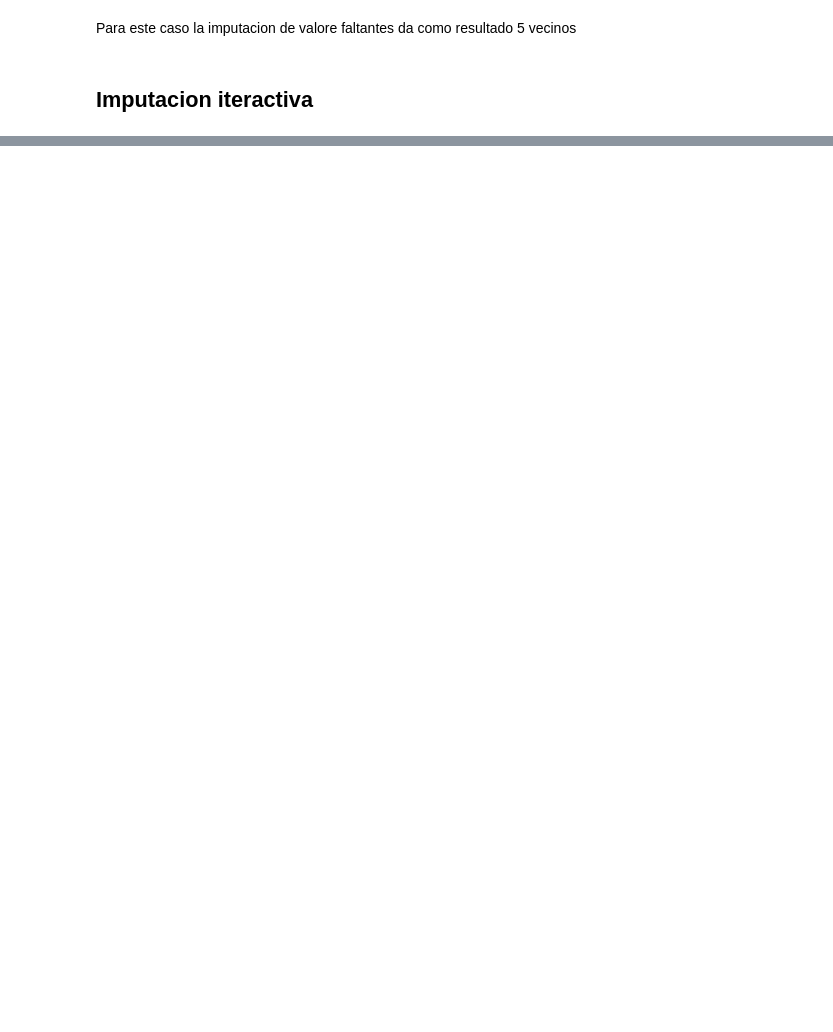
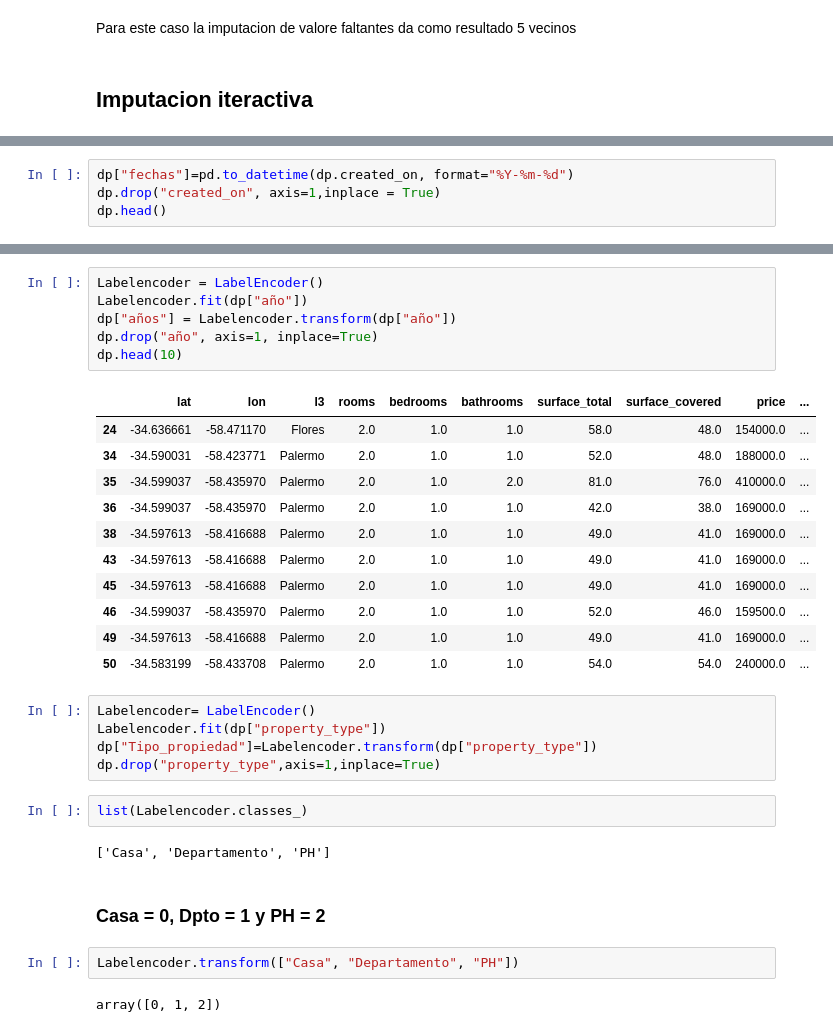
Before and after one commit to jimmyibanez/project_property2, a Jupyter notebook: Project_2.ipynb, the cells around one changed output, grey strips where cells are left out. Drawn from its saved outputs; the diff is of its cells as text; blank space fills up the shorter version.

```diff
--- a/Project_2.ipynb
+++ b/Project_2.ipynb
@@ -862,0 +852,4 @@ dp.shape
+# %%
+dp["fechas"]=pd.to_datetime(dp.created_on, format="%Y-%m-%d")
+dp.drop("created_on", axis=1,inplace = True)
+dp.head()
@@ -862,0 +874,33 @@ dp.shape
+# %%
+Labelencoder = LabelEncoder()
+Labelencoder.fit(dp["año"])
+dp["años"] = Labelencoder.transform(dp["año"])
+dp.drop("año", axis=1, inplace=True)
+dp.head(10)
+# %% [output]
+|  | lat | lon | l3 | rooms | bedrooms | bathrooms | surface_total | surface_covered | price | ... |
+| 24 | -34.636661 | -58.471170 | Flores | 2.0 | 1.0 | 1.0 | 58.0 | 48.0 | 154000.0 | ... |
+| 34 | -34.590031 | -58.423771 | Palermo | 2.0 | 1.0 | 1.0 | 52.0 | 48.0 | 188000.0 | ... |
+| 35 | -34.599037 | -58.435970 | Palermo | 2.0 | 1.0 | 2.0 | 81.0 | 76.0 | 410000.0 | ... |
+| 36 | -34.599037 | -58.435970 | Palermo | 2.0 | 1.0 | 1.0 | 42.0 | 38.0 | 169000.0 | ... |
+| 38 | -34.597613 | -58.416688 | Palermo | 2.0 | 1.0 | 1.0 | 49.0 | 41.0 | 169000.0 | ... |
+| 43 | -34.597613 | -58.416688 | Palermo | 2.0 | 1.0 | 1.0 | 49.0 | 41.0 | 169000.0 | ... |
+| 45 | -34.597613 | -58.416688 | Palermo | 2.0 | 1.0 | 1.0 | 49.0 | 41.0 | 169000.0 | ... |
+| 46 | -34.599037 | -58.435970 | Palermo | 2.0 | 1.0 | 1.0 | 52.0 | 46.0 | 159500.0 | ... |
+| 49 | -34.597613 | -58.416688 | Palermo | 2.0 | 1.0 | 1.0 | 49.0 | 41.0 | 169000.0 | ... |
+| 50 | -34.583199 | -58.433708 | Palermo | 2.0 | 1.0 | 1.0 | 54.0 | 54.0 | 240000.0 | ... |
+# %%
+Labelencoder= LabelEncoder()
+Labelencoder.fit(dp["property_type"])
+dp["Tipo_propiedad"]=Labelencoder.transform(dp["property_type"])
+dp.drop("property_type",axis=1,inplace=True)
+# %%
+list(Labelencoder.classes_)
+# %% [output]
+['Casa', 'Departamento', 'PH']
+# %% [markdown]
+### Casa = 0, Dpto = 1 y PH = 2
+# %%
+Labelencoder.transform(["Casa", "Departamento", "PH"])
+# %% [output]
+array([0, 1, 2])
```
Also changed, not shown: parts of 101 cells of this notebook.
